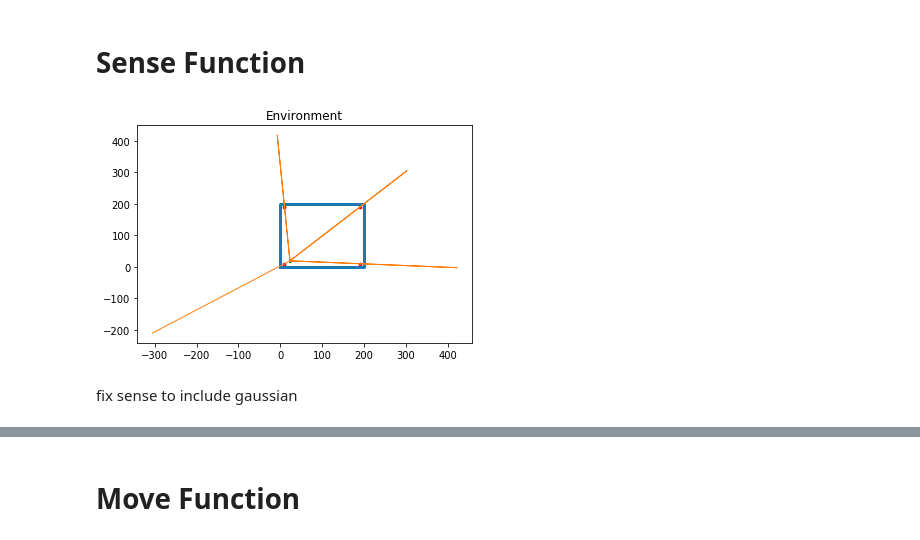
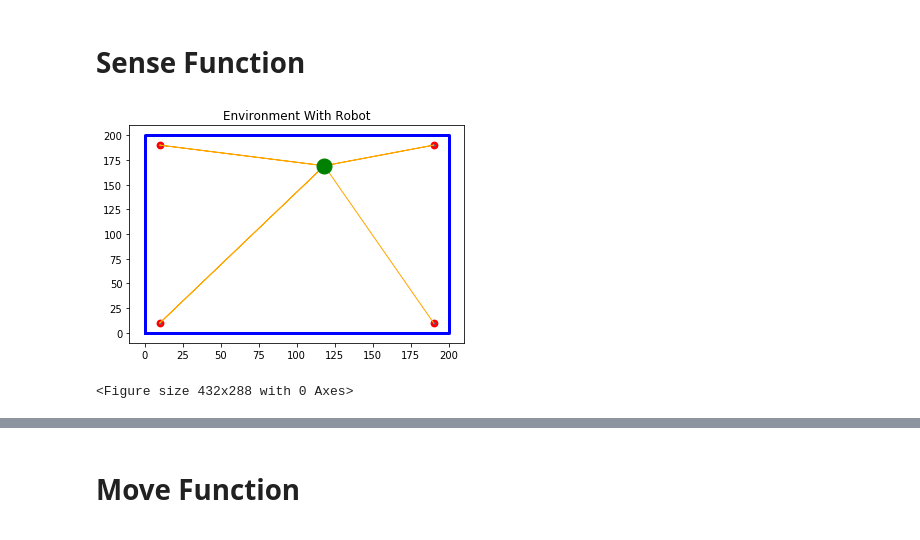
Before and after one commit to AidenWilliams/Robot-Localisation, a Jupyter notebook: Robot Localisation.ipynb, the cells around one changed output, grey strips where cells are left out. Drawn from its saved outputs; the diff is of its cells as text; code cells hidden in the pictures.

Commit message:
Made plotting nicer

```diff
--- a/Robot Localisation.ipynb
+++ b/Robot Localisation.ipynb
@@ -15,12 +16,12 @@ def drawEnv():
     x_landmark = [10, 190, 10, 190]
     y_landmark = [10, 190, 190, 10]
     # Draw point based on above x, y axis values.
-    plt.scatter(x_landmark, y_landmark, s=8, edgecolors="red")
+    plt.scatter(x_landmark, y_landmark, s=8, edgecolors="red", linewidths=5)
     x_bounds = [0, 200, 200, 0, 0]
     # List to hold y values.
     y_bounds = [0, 0, 200, 200, 0]
     # Plot the environment bound
-    plt.plot(x_bounds, y_bounds, linewidth=3)
+    plt.plot(x_bounds, y_bounds, linewidth=3, color='b')
     plt.title("Environment")
 drawEnv()
 plt.show()
@@ -63,0 +56,7 @@ plt.show()
+# %%
+def drawEnvWithBoth():
+    drawEnv()
+    plt.title("Environment With Robot")
+    plt.plot(robot['front_x'], robot['front_y'], marker='o', color='g', markersize=15)
+drawEnvWithBoth()
+plt.show()
@@ -64,7 +65,7 @@ plt.show()
 # %% [markdown]
 # Sense Function
 # %%
-def getAngleDegrees(fromX,fromY,toX,toY):
+def getAngle(fromX,fromY,toX,toY):
     deltaX = fromX - toX
     deltaY = fromY - toY
     return atan2(deltaY, deltaX)
@@ -75,41 +76,48 @@ y2 = []
 def sense(rob):
     Z = []
     for landmark in landmarks:
-        z = getAngleDegrees(rob['front_x'], rob['front_y'], landmark[0], landmark[1])
+        z = getAngle(rob['front_x'], rob['front_y'], landmark[0], landmark[1])
+        dist = sqrt(((rob['front_x'] - landmark[0])**2) + ((rob['front_y'] - landmark[1])**2))
+        x2.append(rob['front_x'] + dist * -cos(z))
+        y2.append(rob['front_y'] + dist * -sin(z))
         Z.append(z)
-        x2.append(rob['front_x'] + 400 * -cos(z))
-        y2.append(rob['front_y'] + 400 * -sin(z))
 
     return Z
 # %%
 s = sense(robot)
-# draw env
-drawEnv()
-# draw bot
-plt.scatter(robot['front_x'], robot['front_y'], s=4, edgecolors="green")
+def drawEnvWithSensorReadings():
+    line_x = []
+    for x in x2:
+        line_x.append(robot['front_x'])
+        line_x.append(x)
 
-line_x = []
-for x in x2:
-    line_x.append(x)
-    line_x.append(robot['front_x'])
+    line_y = []
+    for y in y2:
+        line_y.append(robot['front_y'])
+        line_y.append(y)
 
-line_y = []
-for y in y2:
-    line_y.append(y)
-    line_y.append(robot['front_y'])
-
-plt.plot(line_x, line_y, linewidth=1)
+    plt.plot(line_x, line_y, linewidth=1, color='orange')
+    drawEnvWithBoth()
+drawEnvWithSensorReadings()
 plt.show()
 # %% [output]
-[figure, old version]
+[figure, new version]
-# %% [markdown]
-fix sense to include gaussian
 # %%
+plt.clf()
+
+x2 = []
+y2 = []
+
 def sense(rob):
     Z = []
     for landmark in landmarks:
-        z = getAngleDegrees(rob['front_x'], rob['front_y'], landmark[0], landmark[1])
-        z += random.gauss(0, BEARING_NOISE_VAR)
+        z = getAngle(rob['front_x'], rob['front_y'], landmark[0], landmark[1])
+        z += gauss(0, 0.1)
+        dist = sqrt(((rob['front_x'] - landmark[0])**2) + ((rob['front_y'] - landmark[1])**2))
+        x2.append(rob['front_x'] + dist * -cos(z))
+        y2.append(rob['front_y'] + dist * -sin(z))
         Z.append(z)
 
     return Z
+# %% [output]
+<Figure size 432x288 with 0 Axes>
```
Also changed, not shown: parts of 6 cells of this notebook.
